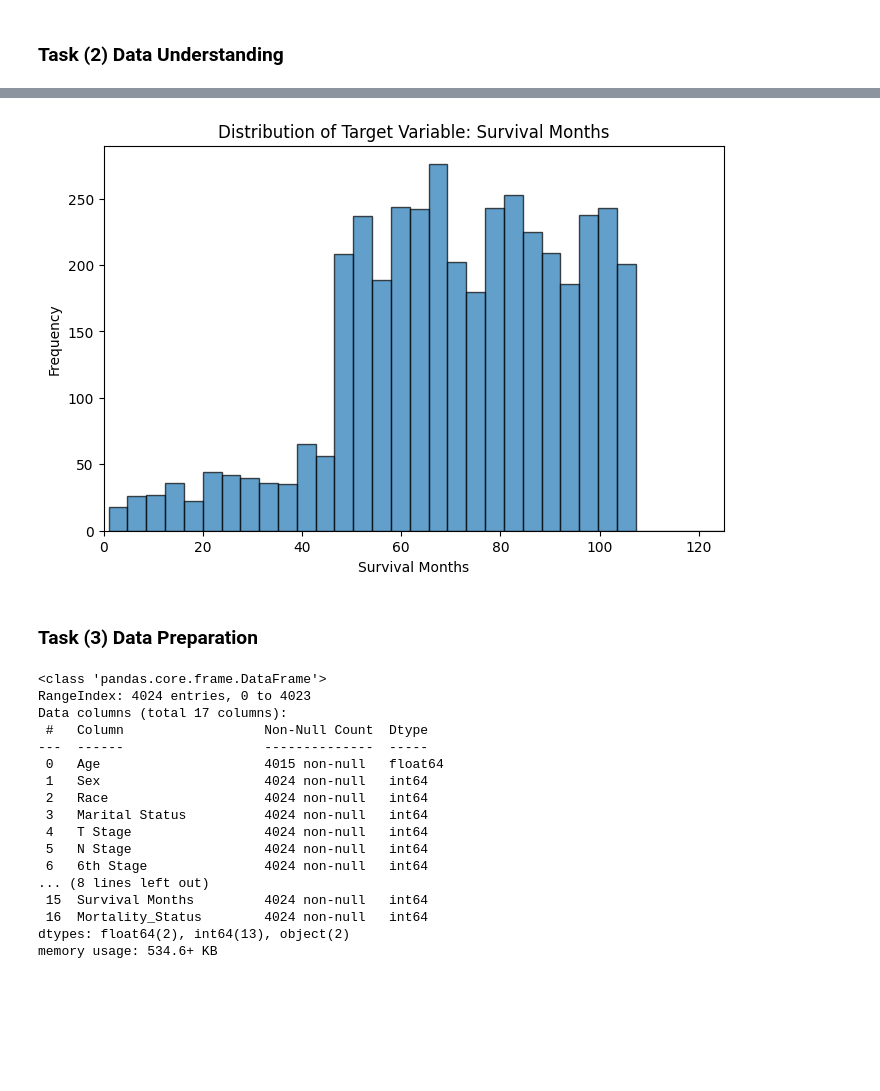
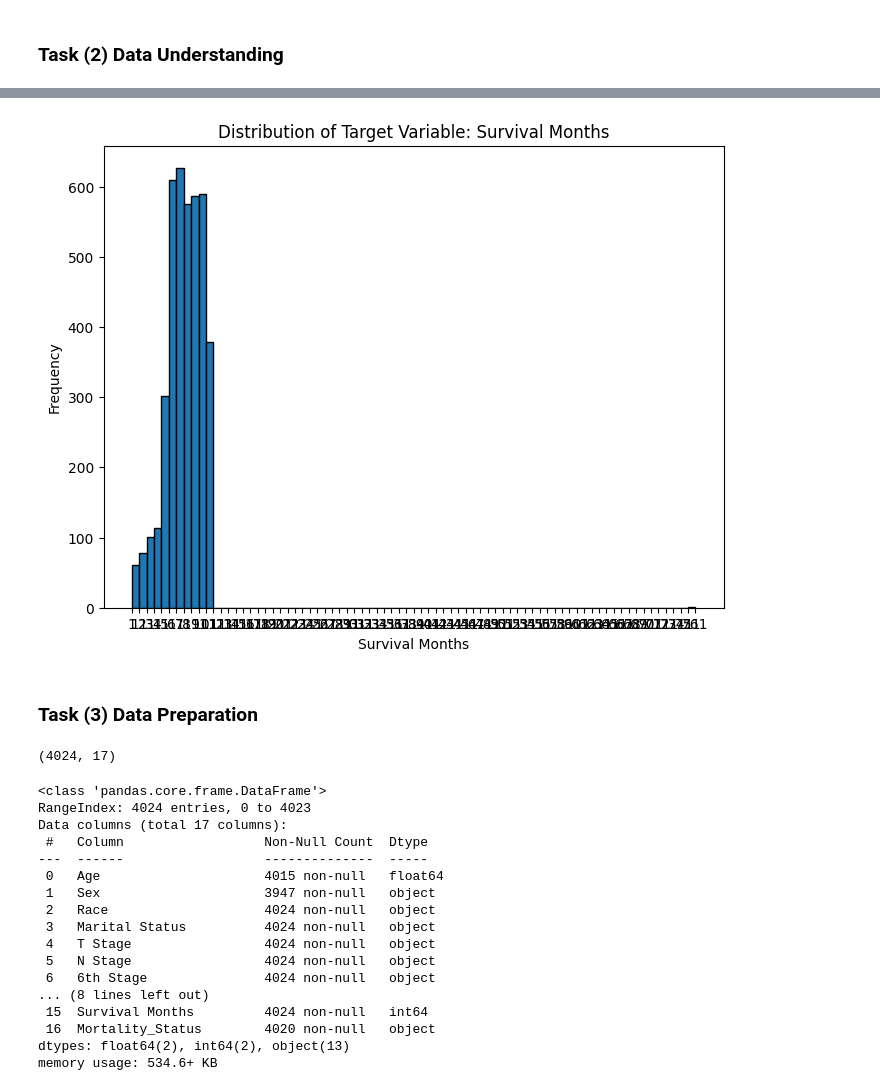
Before and after one commit to donphi/ml-assignment-1, a Jupyter notebook: notebooks/Task2.ipynb, the cells around one changed output, grey strips where cells are left out. Saved outputs shown, nothing was run; the diff lists cells and outputs as text; code cells hidden in the pictures; blank space fills up the shorter version.

```diff
--- a/notebooks/Task2.ipynb
+++ b/notebooks/Task2.ipynb
@@ -5,4 +5,4 @@
 import pandas as pd
 # %%
-# Import Data via CSV
-data = pd.read_csv("/workspace/data/raw/Breast_Cancer_Mortality_Survival_Dataset.csv")
+# Import CSV file with pandas
+data = pd.read_csv("/workspace/data/raw/Breast_Cancer_Mortality_Survival_Dataset (1).csv")
@@ -78,0 +73,3 @@ data_drop.describe()
+# %%
+# Create a new variable and call it data_retain and drop the columns
+data_retain = data.drop(columns=drop_columns)
@@ -79,20 +126,41 @@ data_drop.describe()
 # %%
-# Plot the Distribution of the traget variable 'Survival Months'
+# Import the MatPlotLib library
 import matplotlib.pyplot as plt
 
-plt.figure(figsize=(8, 5))
-plt.hist(data_drop['Survival Months'], bins = 200, edgecolor = 'k', alpha = 0.7)
+# Plot the Distribution of the traget variable 'Survival Months', which is our 'target' in a histogram
+# Figure Size
+plt.figure(figsize=(8, 6))
+
+# Histogram Display Correction
+# Survival Months: min = 1, max = 760
+bin_width = 10
+x_min = 1
+x_max = 760
+
+# Bin Edges
+bins = range(x_min, x_max + bin_width, bin_width)
+
+# Histogram Plot
+plt.hist(data_retain['Survival Months'], bins = bins, edgecolor = 'k')
+
+# Set the x-ticks every 10 units
+plt.xticks(bins)
+
 plt.title(f'Distribution of Target Variable: Survival Months')
 plt.xlabel('Survival Months')
-plt.xlim(0, 125)  # Adjust based on the range of interest
+
 plt.ylabel('Frequency')
 plt.show()
 # %% [output]
-[figure, old version]
+[figure, new version]
 # %% [markdown]
 ### Task (3) Data Preparation
+# %%
+data_retain.shape
+# %% [output]
+(4024, 17)
 # %%
-data_drop.info()
+data_retain.info()
 # %% [output]
 <class 'pandas.core.frame.DataFrame'>
 RangeIndex: 4024 entries, 0 to 4023
@@ -100,14 +168,14 @@ Data columns (total 17 columns):
  #   Column                  Non-Null Count  Dtype
 ---  ------                  --------------  -----
  0   Age                     4015 non-null   float64
- 1   Sex                     4024 non-null   int64
- 2   Race                    4024 non-null   int64
- 3   Marital Status          4024 non-null   int64
- 4   T Stage                 4024 non-null   int64
- 5   N Stage                 4024 non-null   int64
- 6   6th Stage               4024 non-null   int64
+ 1   Sex                     3947 non-null   object
+ 2   Race                    4024 non-null   object
+ 3   Marital Status          4024 non-null   object
+ 4   T Stage                 4024 non-null   object
+ 5   N Stage                 4024 non-null   object
+ 6   6th Stage               4024 non-null   object
 ... (8 lines left out)
  15  Survival Months         4024 non-null   int64
- 16  Mortality_Status        4024 non-null   int64
-dtypes: float64(2), int64(13), object(2)
+ 16  Mortality_Status        4020 non-null   object
+dtypes: float64(2), int64(2), object(13)
 memory usage: 534.6+ KB
```
Also changed, not shown: parts of 35 cells of this notebook, 1 other file.
